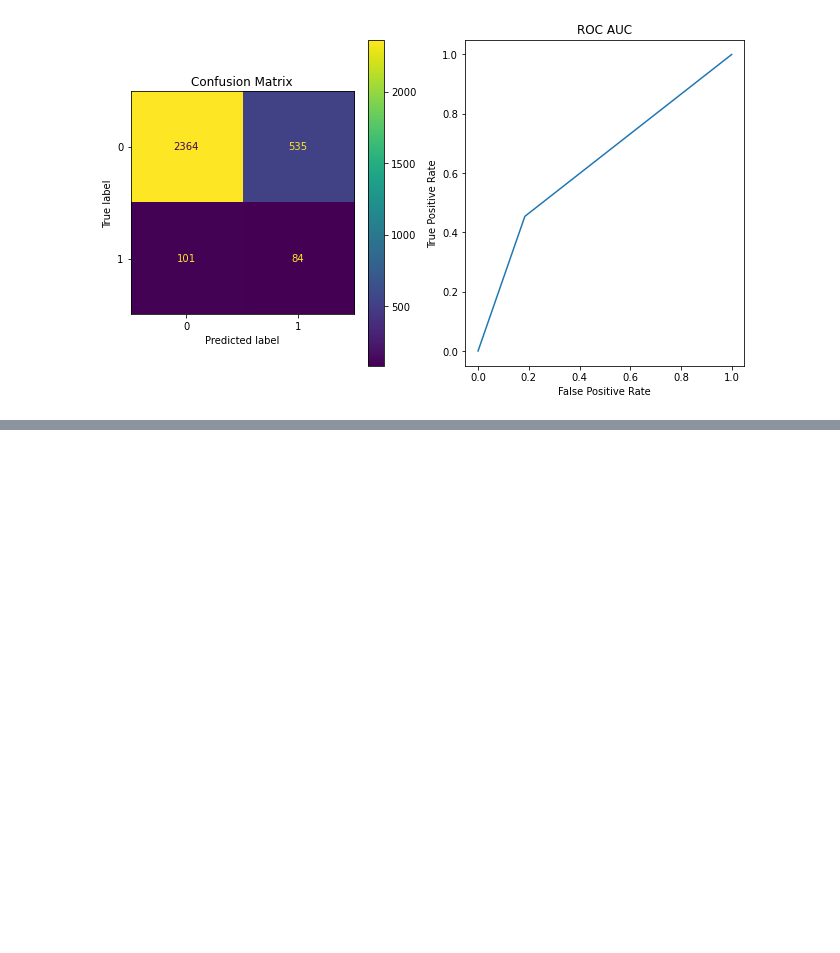
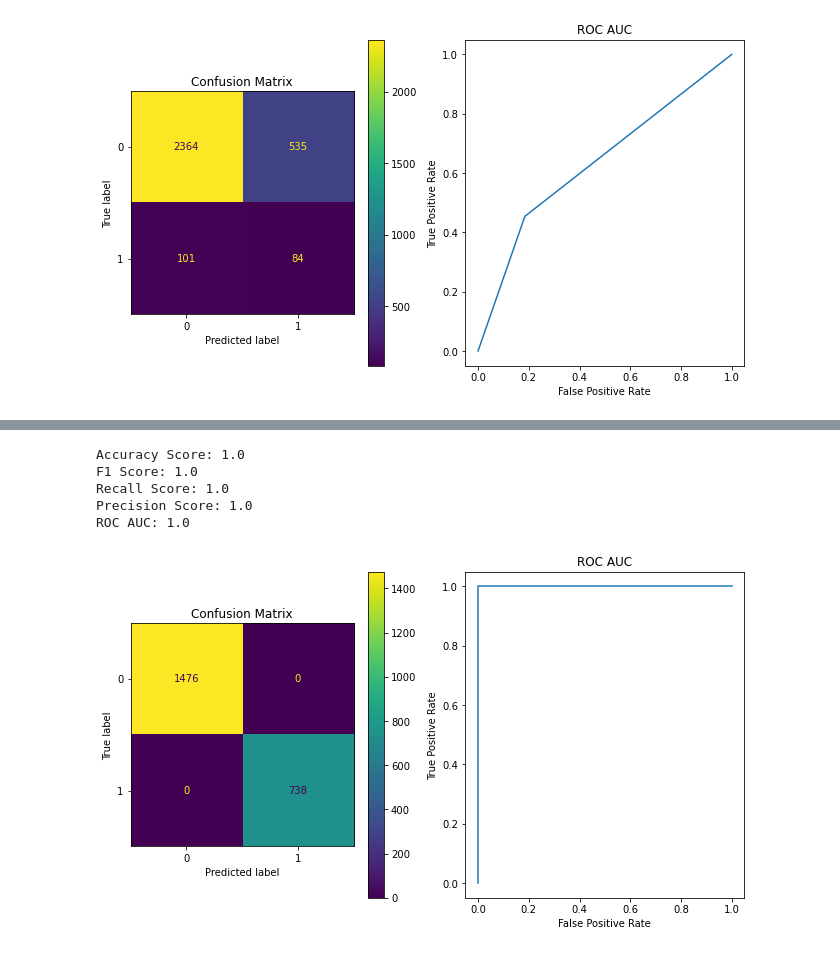
Before and after one commit to MohammadRouintan/Vehicle-Insurance-Claim-Fraud-Detection-Classification, a Jupyter notebook: VehicleInsuranceCLASSIFICATION.ipynb, the cells around one changed output, grey strips where cells are left out. Cells and saved outputs as stored; diff of their text form; code cells hidden in the pictures; blank space fills up the shorter version.

```diff
--- a/VehicleInsuranceCLASSIFICATION.ipynb
+++ b/VehicleInsuranceCLASSIFICATION.ipynb
@@ -606,0 +643,9 @@ ROC AUC: 0.6347538293726634
+# %%
+analysis_model_with_train('random_forest_clf_under', random_forest_clf, x_under, y_under)
+# %% [output]
+Accuracy Score: 1.0
+F1 Score: 1.0
+Recall Score: 1.0
+Precision Score: 1.0
+ROC AUC: 1.0
+[figure, added]
```
Also changed, not shown: parts of 29 cells of this notebook.
